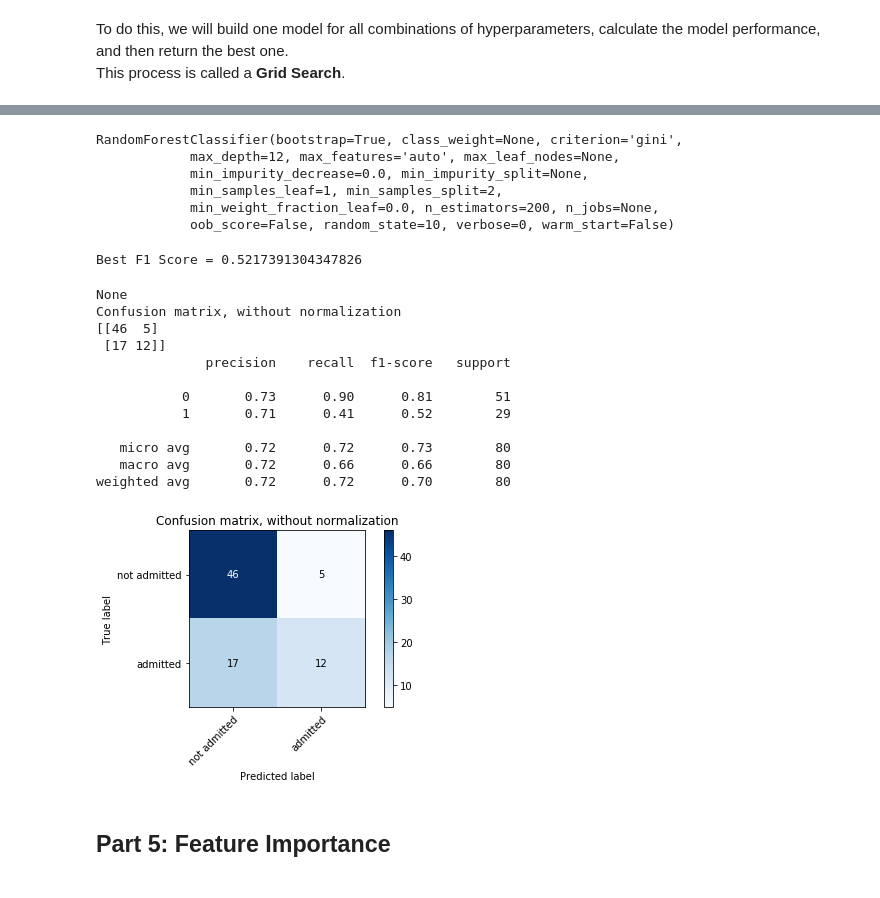
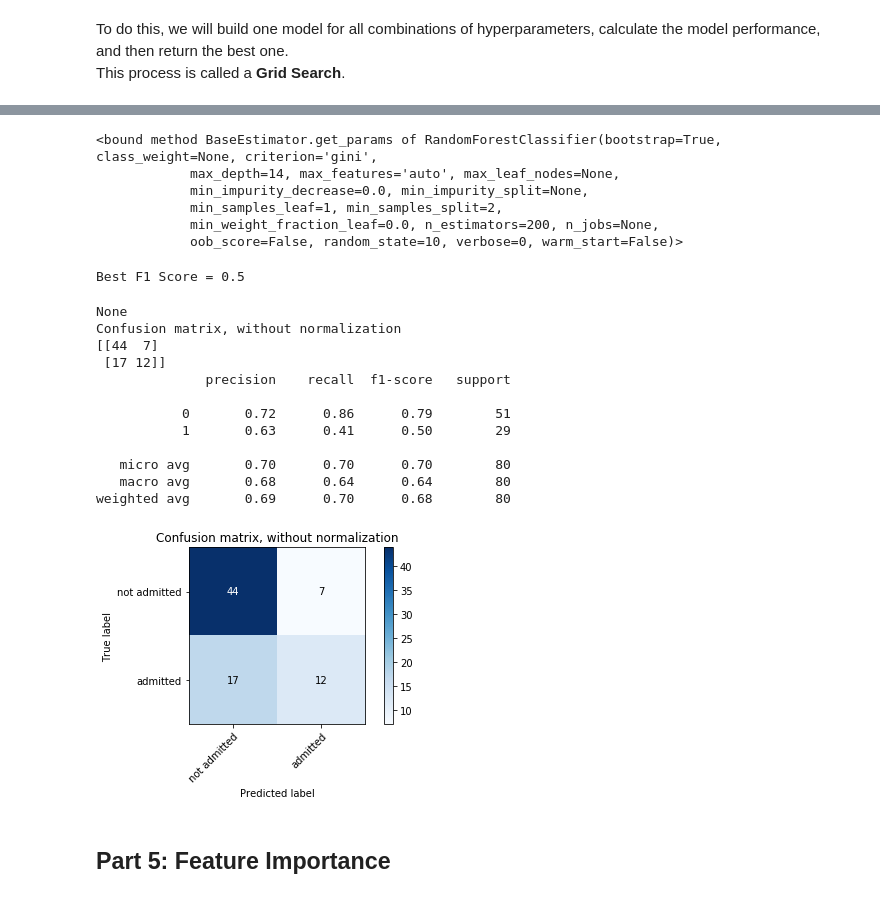
Before and after one commit to tmsharp/random_forest, a Jupyter notebook: Classification - Predicting Graduate Admissions (Abridged).ipynb, the cells around one changed output, grey strips where cells are left out. Saved outputs shown, nothing was run; the diff lists cells and outputs as text; code cells hidden in the pictures.

```diff
--- a/Classification - Predicting Graduate Admissions (Abridged).ipynb
+++ b/Classification - Predicting Graduate Admissions (Abridged).ipynb
@@ -495,3 +513,9 @@ KeyboardInterrupt:
-# %%
-# load results
-rf_cv = pickle.load( open( "rf_cv_manyparams.pickle", "rb" ) )
+# %%
+# load results
+many_params = input("small or large grid search results?")
+if many_params == 'small':
+    rf_cv = pickle.load( open( "models/rf_cv.pickle", "rb" ) )
+elif many_params == 'large':
+    rf_cv = pickle.load( open( "models/rf_cv_manyparams.pickle", "rb" ) )
+else:
+    print("ERROR")
@@ -525,44 +546,42 @@ cv_results[(cv_results['max_depth'] == 7.0) & (cv_results['n_estimators'] == 100
 # %%
 # create a model with the best parameters
-rf_best = RandomForestClassifier(n_estimators= rf_cv.best_params_['n_estimators'],
-                                 max_depth = rf_cv.best_params_['max_depth'],
-                                 random_state=10)
-rf_best.fit(X_train, y_train)
+rf_best = rf_cv.best_estimator_
+rf_best.get_params
 # %% [output]
-RandomForestClassifier(bootstrap=True, class_weight=None, criterion='gini',
-            max_depth=12, max_features='auto', max_leaf_nodes=None,
+<bound method BaseEstimator.get_params of RandomForestClassifier(bootstrap=True, class_weight=None, criterion='gini',
+            max_depth=14, max_features='auto', max_leaf_nodes=None,
             min_impurity_decrease=0.0, min_impurity_split=None,
             min_samples_leaf=1, min_samples_split=2,
             min_weight_fraction_leaf=0.0, n_estimators=200, n_jobs=None,
-            oob_score=False, random_state=10, verbose=0, warm_start=False)
+            oob_score=False, random_state=10, verbose=0, warm_start=False)>
 # %%
 # predict
-rf_cv_predictions = rf_cv.predict(X_test)
-print("Best F1 Score = {}".format(f1_score(y_true = y_test , y_pred = rf_cv_predictions)))
+rf_best_predictions = rf_best.predict(X_test)
+print("Best F1 Score = {}".format(f1_score(y_true = y_test , y_pred = rf_best_predictions)))
 # %% [output]
-Best F1 Score = 0.5217391304347826
+Best F1 Score = 0.5
 # %%
 from util import plot_confusion_matrix
 from sklearn.metrics import classification_report
 
-plot_confusion_matrix(y_true = y_test , y_pred = rf_cv_predictions, classes=['not admitted','admitted'])
-report = classification_report(y_true = y_test , y_pred = rf_cv_predictions)
+plot_confusion_matrix(y_true = y_test , y_pred = rf_best_predictions, classes=['not admitted','admitted'])
+report = classification_report(y_true = y_test , y_pred = rf_best_predictions)
 
 print(report)
 # %% [output]
 None
 Confusion matrix, without normalization
-[[46  5]
+[[44  7]
  [17 12]]
               precision    recall  f1-score   support
 
-           0       0.73      0.90      0.81        51
-           1       0.71      0.41      0.52        29
+           0       0.72      0.86      0.79        51
+           1       0.63      0.41      0.50        29
 
-   micro avg       0.72      0.72      0.73        80
-   macro avg       0.72      0.66      0.66        80
-weighted avg       0.72      0.72      0.70        80
+   micro avg       0.70      0.70      0.70        80
+   macro avg       0.68      0.64      0.64        80
+weighted avg       0.69      0.70      0.68        80
-[figure, old version]
+[figure, new version]
 # %% [markdown]
 ## Part 5: Feature Importance
 # %%
```
Also changed, not shown: parts of 22 cells of this notebook, 8 other files.
